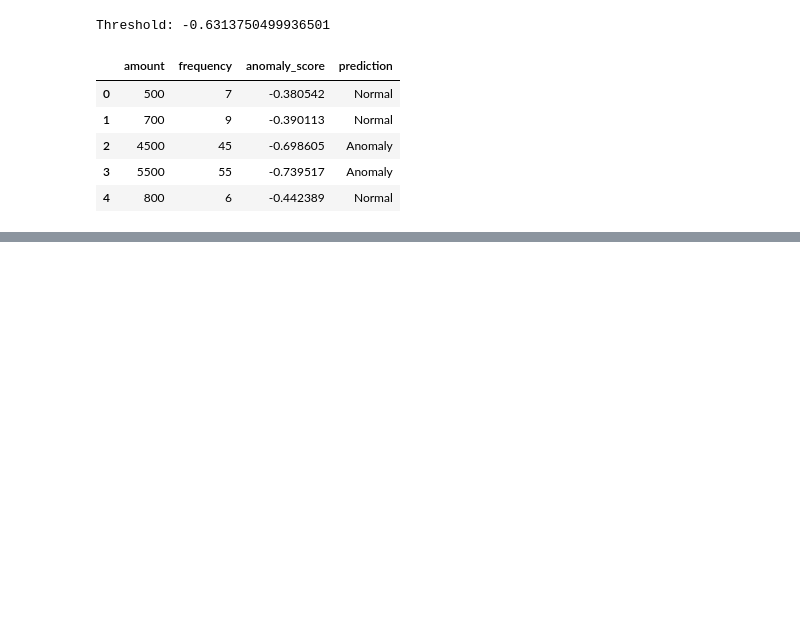
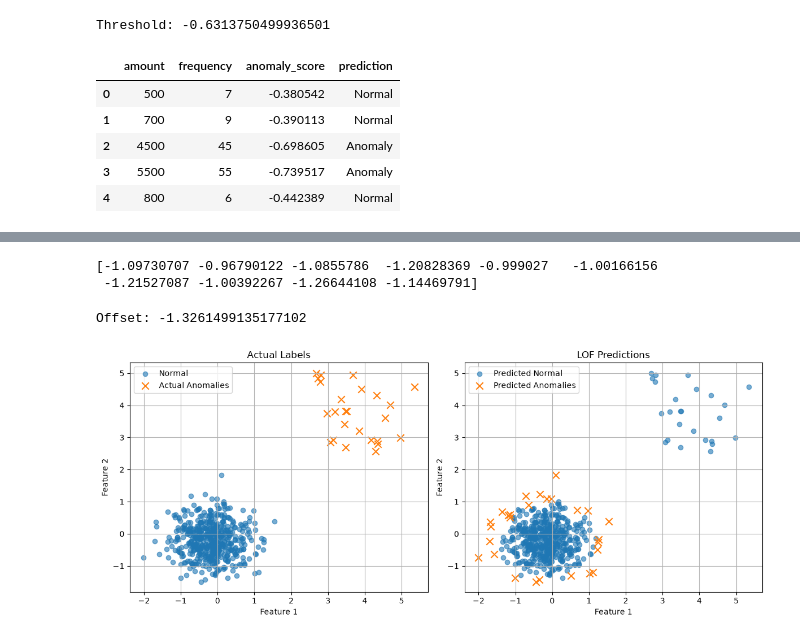
Before and after one commit to SumitYesade22/Machine_Learning, a Jupyter notebook: anamoly-detection/code.ipynb, the cells around one changed output, grey strips where cells are left out. Saved outputs shown, nothing was run; the diff lists cells and outputs as text; code cells hidden in the pictures; blank space fills up the shorter version.

```diff
--- a/anamoly-detection/code.ipynb
+++ b/anamoly-detection/code.ipynb
@@ -153,0 +257,11 @@ new_results
+# %%
+from sklearn.neighbors import LocalOutlierFactor
+
+lof = LocalOutlierFactor(
+    n_neighbors=20,
+    metric="minkowski",
+    p=2,
+    contamination=0.05
+)
+
+y_pred = lof.fit_predict(X_scaled)
@@ -153,0 +287,66 @@ new_results
+# %%
+lof_scores = lof.negative_outlier_factor_
+
+print(lof_scores[:10])
+# %% [output]
+[-1.09730707 -0.96790122 -1.0855786  -1.20828369 -0.999027   -1.00166156
+ -1.21527087 -1.00392267 -1.26644108 -1.14469791]
+# %%
+
+print("Offset:", lof.offset_)
+# %% [output]
+Offset: -1.3261499135177102
+# %%
+
+plt.figure(figsize=(12, 5))
+
+plt.subplot(1, 2, 1)
+
+plt.scatter(
+    X_scaled[y_true == 1, 0],
+    X_scaled[y_true == 1, 1],
+    label="Normal",
+    alpha=0.6
+)
+
+plt.scatter(
+    X_scaled[y_true == -1, 0],
+    X_scaled[y_true == -1, 1],
+    label="Actual Anomalies",
+    marker="x",
+    s=80
+)
+
+plt.title("Actual Labels")
+plt.xlabel("Feature 1")
+plt.ylabel("Feature 2")
+plt.legend()
+plt.grid()
+
+plt.subplot(1, 2, 2)
+
+plt.scatter(
+    X_scaled[y_pred == 1, 0],
+    X_scaled[y_pred == 1, 1],
+    label="Predicted Normal",
+    alpha=0.6
+)
+
+plt.scatter(
+    X_scaled[y_pred == -1, 0],
+    X_scaled[y_pred == -1, 1],
+    label="Predicted Anomalies",
+    marker="x",
+    s=80
+)
+
+plt.title("LOF Predictions")
+plt.xlabel("Feature 1")
+plt.ylabel("Feature 2")
+plt.legend()
+plt.grid()
+
+plt.tight_layout()
+plt.show()
+# %% [output]
+[figure, added]
```
Also changed, not shown: parts of 9 cells of this notebook, 1 other file.
